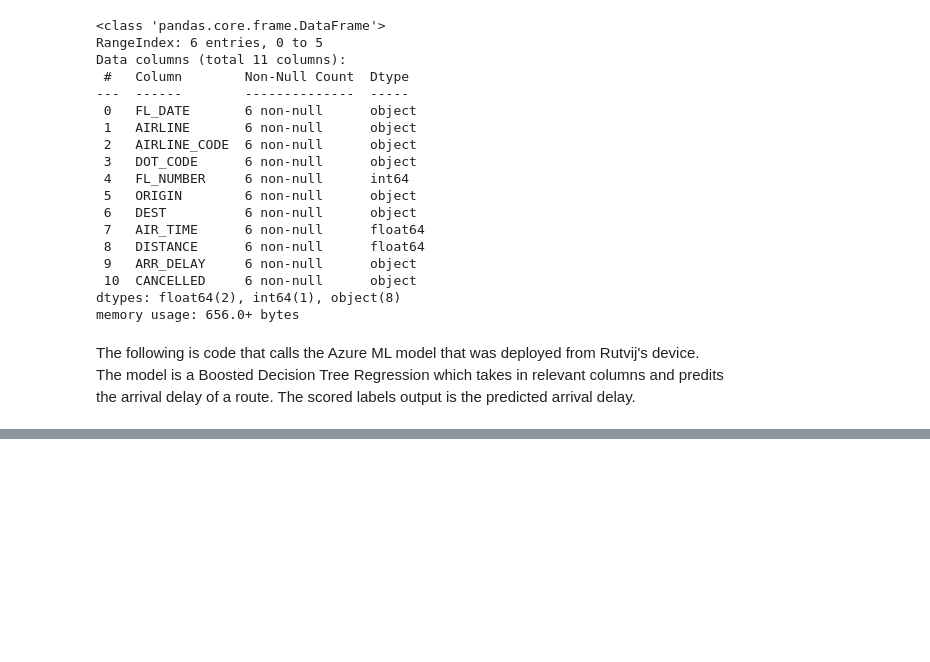
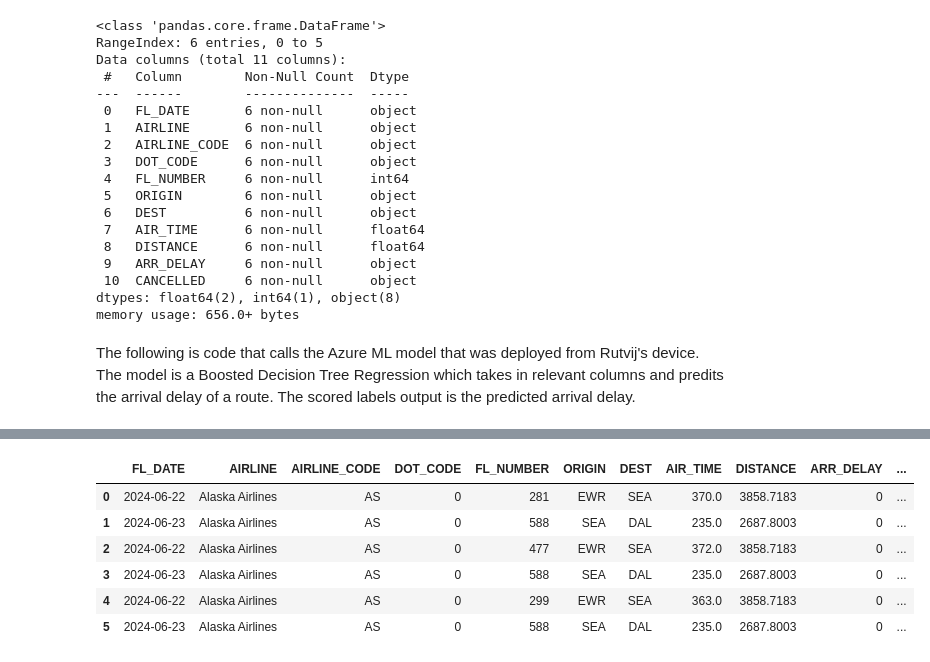
Before and after one commit to Xiaojie-Yu777/Development-of-Flight-Recommendation-Engine-CSE6242Team8, a Jupyter notebook: TripAdvisorRapidAPI_AzureML_v1.ipynb, the cells around one changed output, grey strips where cells are left out. Drawn from its saved outputs; the diff is of its cells as text; code cells hidden in the pictures; blank space fills up the shorter version.

```diff
--- a/TripAdvisorRapidAPI_AzureML_v1.ipynb
+++ b/TripAdvisorRapidAPI_AzureML_v1.ipynb
@@ -207,0 +245,50 @@ result_df
+# %%
+# fetch data from API
+response = requests.get(url, headers=headers, params=querystring)
+# %%
+# convert json to python dict
+response_text = json.loads(response.text)
+# %%
+# Extract flights information
+flights_data = []
+
+for flight in response_text['data']['flights']:
+    segments = flight['segments']
+    for segment in segments:
+        legs = segment['legs']
+        for leg in legs:
+            departure_time = datetime.fromisoformat(leg['departureDateTime'])
+            arrival_time = datetime.fromisoformat(leg['arrivalDateTime'])
+            air_time_minutes = (arrival_time - departure_time).total_seconds() / 60
+
+            departure_datetime = datetime.fromisoformat(leg['departureDateTime'])
+            fl_date = departure_datetime.strftime("%Y-%m-%d")
+
+            flight_info = {
+                'FL_DATE': str(fl_date),
+                'AIRLINE': str(flight['purchaseLinks'][0]['partnerSuppliedProvider']['displayName']),
+                'AIRLINE_CODE': leg['operatingCarrier']['code'],
+                'DOT_CODE': "0",
+                'FL_NUMBER': leg['flightNumber'],
+                'ORIGIN': leg['originStationCode'],
+                'DEST': leg['destinationStationCode'],
+                'AIR_TIME': air_time_minutes,
+                'DISTANCE': leg['distanceInKM'],
+                #'total_price': flight['purchaseLinks'][0]['totalPrice'],  # Assuming only one purchase link per flight
+                'ARR_DELAY': "0",
+                'CANCELLED': "0"
+
+            }
+            flights_data.append(flight_info)
+
+# Create DataFrame
+flights_df = pd.DataFrame(flights_data)
+flights_df
+# %% [output]
+|  | FL_DATE | AIRLINE | AIRLINE_CODE | DOT_CODE | FL_NUMBER | ORIGIN | DEST | AIR_TIME | DISTANCE | ARR_DELAY | ... |
+| 0 | 2024-06-22 | Alaska Airlines | AS | 0 | 281 | EWR | SEA | 370.0 | 3858.7183 | 0 | ... |
+| 1 | 2024-06-23 | Alaska Airlines | AS | 0 | 588 | SEA | DAL | 235.0 | 2687.8003 | 0 | ... |
+| 2 | 2024-06-22 | Alaska Airlines | AS | 0 | 477 | EWR | SEA | 372.0 | 3858.7183 | 0 | ... |
+| 3 | 2024-06-23 | Alaska Airlines | AS | 0 | 588 | SEA | DAL | 235.0 | 2687.8003 | 0 | ... |
+| 4 | 2024-06-22 | Alaska Airlines | AS | 0 | 299 | EWR | SEA | 363.0 | 3858.7183 | 0 | ... |
+| 5 | 2024-06-23 | Alaska Airlines | AS | 0 | 588 | SEA | DAL | 235.0 | 2687.8003 | 0 | ... |
```
Also changed, not shown: parts of 7 cells of this notebook, 1 other file.
